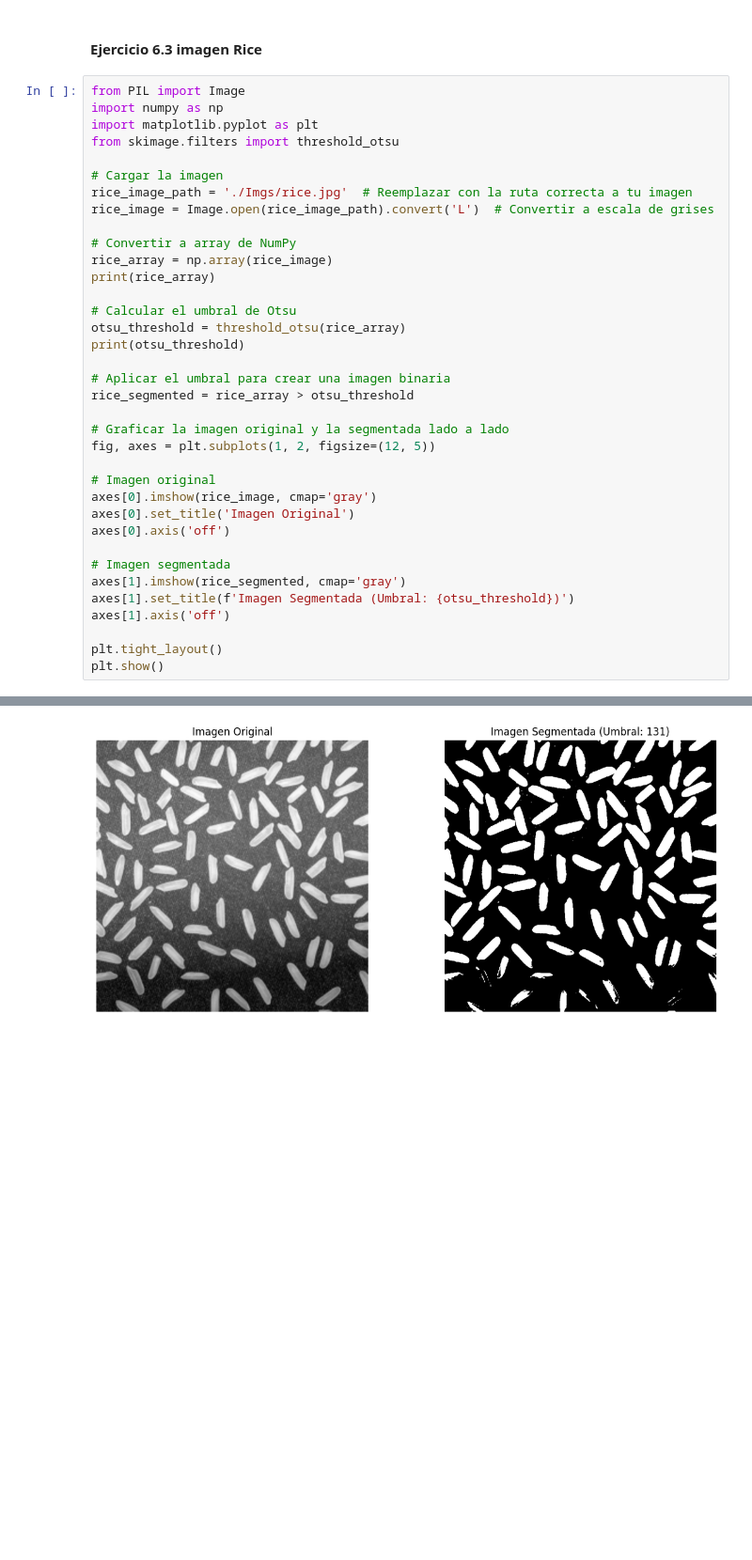
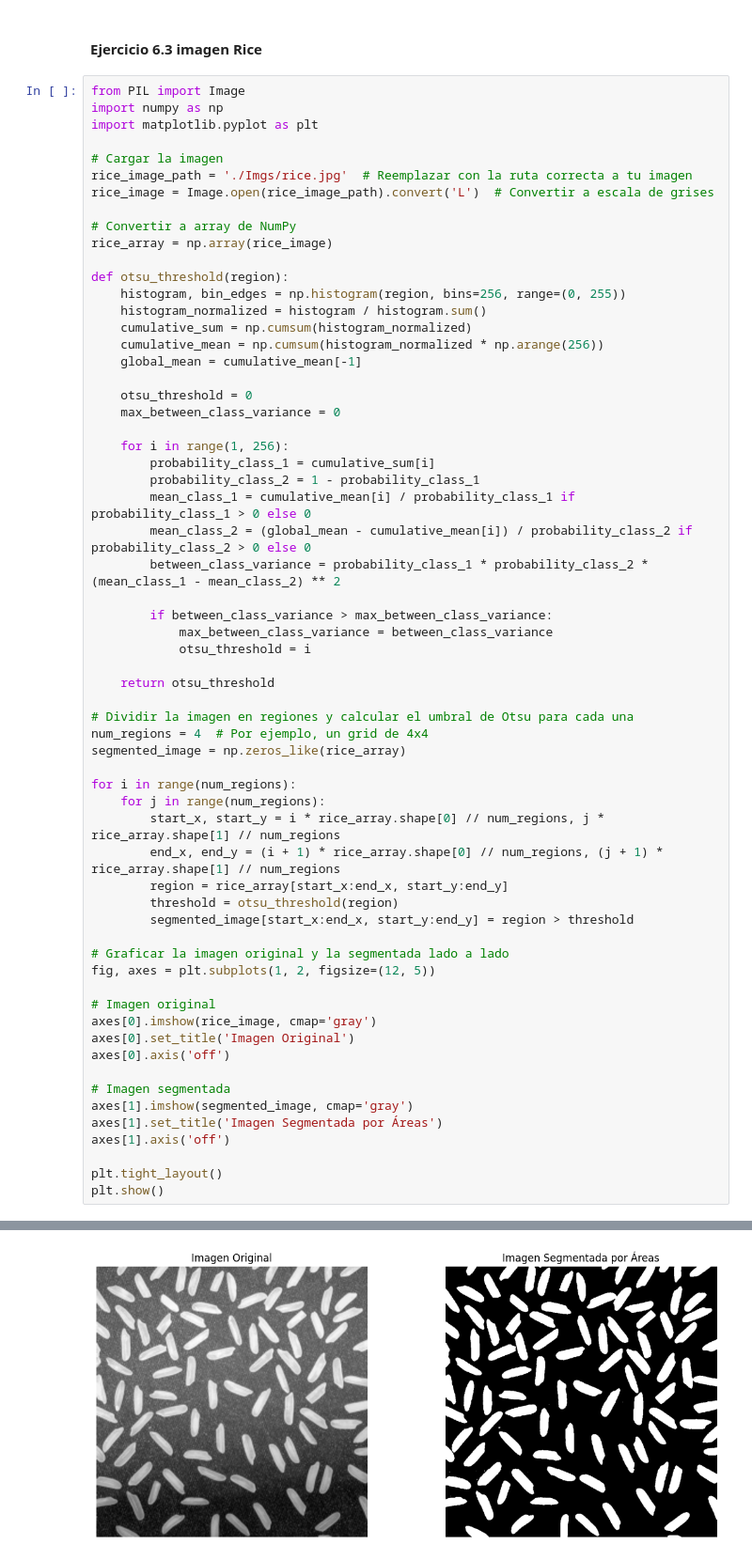
Before and after one commit to Jack200133/ImageProcessing_LAB1_ComputerVision, a Jupyter notebook: Ejercicio6.ipynb, the cells around one changed output, grey strips where cells are left out. Shown at 94% size. Saved outputs shown, nothing was run; the diff lists cells and outputs as text; blank space fills up the shorter version.

Commit message:
Correcion para el ejercicio6

```diff
--- a/Ejercicio6.ipynb
+++ b/Ejercicio6.ipynb
@@ -111,7 +106,6 @@ plt.show()
 from PIL import Image
 import numpy as np
 import matplotlib.pyplot as plt
-from skimage.filters import threshold_otsu
 
 # Cargar la imagen
 rice_image_path = './Imgs/rice.jpg'  # Reemplazar con la ruta correcta a tu imagen
@@ -119,14 +113,41 @@ rice_image = Image.open(rice_image_path).convert('L')  # Convertir a escala de g
 
 # Convertir a array de NumPy
 rice_array = np.array(rice_image)
-print(rice_array)
 
-# Calcular el umbral de Otsu
-otsu_threshold = threshold_otsu(rice_array)
-print(otsu_threshold)
+def otsu_threshold(region):
+    histogram, bin_edges = np.histogram(region, bins=256, range=(0, 255))
+    histogram_normalized = histogram / histogram.sum()
+    cumulative_sum = np.cumsum(histogram_normalized)
+    cumulative_mean = np.cumsum(histogram_normalized * np.arange(256))
+    global_mean = cumulative_mean[-1]
 
-# Aplicar el umbral para crear una imagen binaria
-rice_segmented = rice_array > otsu_threshold
+    otsu_threshold = 0
+    max_between_class_variance = 0
+
+    for i in range(1, 256):
+        probability_class_1 = cumulative_sum[i]
+        probability_class_2 = 1 - probability_class_1
+        mean_class_1 = cumulative_mean[i] / probability_class_1 if probability_class_1 > 0 else 0
+        mean_class_2 = (global_mean - cumulative_mean[i]) / probability_class_2 if probability_class_2 > 0 else 0
+        between_class_variance = probability_class_1 * probability_class_2 * (mean_class_1 - mean_class_2) ** 2
+
+        if between_class_variance > max_between_class_variance:
+            max_between_class_variance = between_class_variance
+            otsu_threshold = i
+
+    return otsu_threshold
+
+# Dividir la imagen en regiones y calcular el umbral de Otsu para cada una
+num_regions = 4  # Por ejemplo, un grid de 4x4
+segmented_image = np.zeros_like(rice_array)
+
+for i in range(num_regions):
+    for j in range(num_regions):
+        start_x, start_y = i * rice_array.shape[0] // num_regions, j * rice_array.shape[1] // num_regions
+        end_x, end_y = (i + 1) * rice_array.shape[0] // num_regions, (j + 1) * rice_array.shape[1] // num_regions
+        region = rice_array[start_x:end_x, start_y:end_y]
+        threshold = otsu_threshold(region)
+        segmented_image[start_x:end_x, start_y:end_y] = region > threshold
 
 # Graficar la imagen original y la segmentada lado a lado
 fig, axes = plt.subplots(1, 2, figsize=(12, 5))
@@ -137,8 +158,8 @@ axes[0].set_title('Imagen Original')
 axes[0].axis('off')
 
 # Imagen segmentada
-axes[1].imshow(rice_segmented, cmap='gray')
-axes[1].set_title(f'Imagen Segmentada (Umbral: {otsu_threshold})')
+axes[1].imshow(segmented_image, cmap='gray')
+axes[1].set_title('Imagen Segmentada por Áreas')
 axes[1].axis('off')
 
 plt.tight_layout()
@@ -155 +168 @@ plt.show()
-[figure, old version]
+[figure, new version]
```
Also changed, not shown: parts of 2 cells of this notebook.
